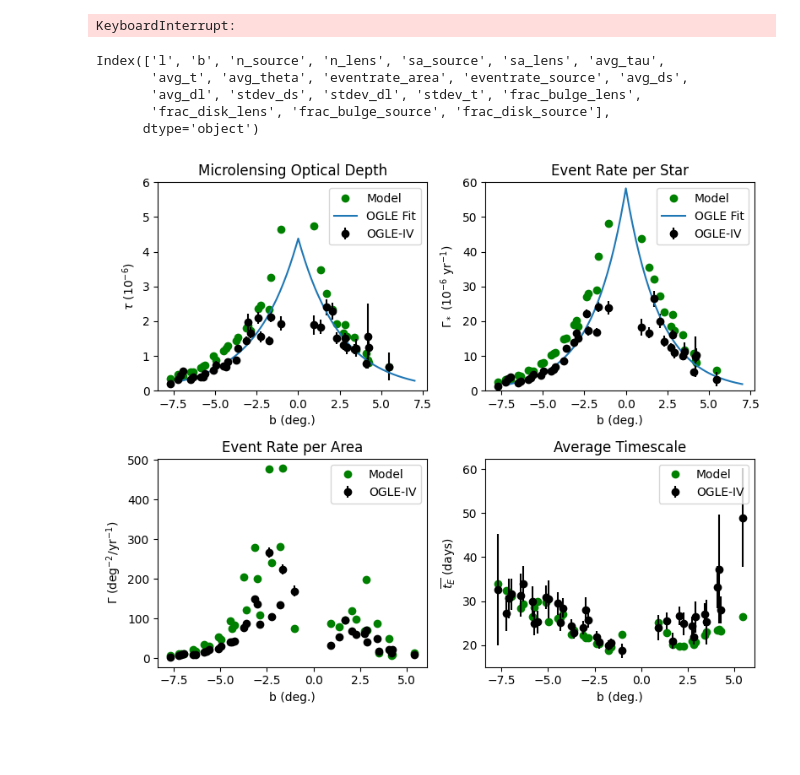
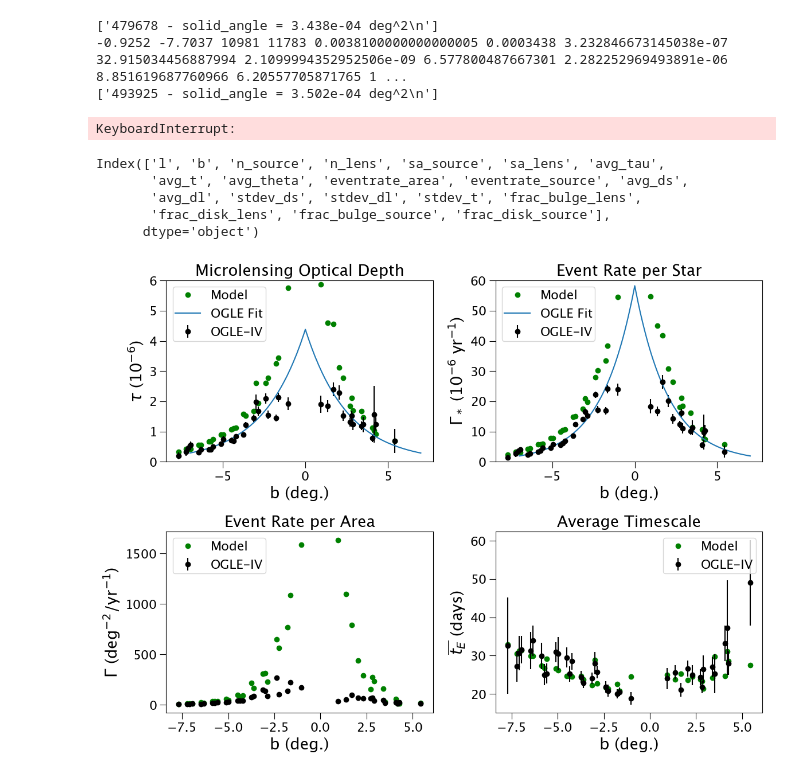
Before and after one commit to synthpop-galaxy/synthpop-model-eval, a Jupyter notebook: bdep_ogle.ipynb, the cells around one changed output. Drawn from its saved outputs; the diff is of its cells as text; code cells hidden in the pictures; blank space fills up the shorter version.

```diff
--- a/bdep_ogle.ipynb
+++ b/bdep_ogle.ipynb
@@ -137,9 +118,9 @@ KeyboardInterrupt:
 ulim = 20000
 llim = 8000
 alim = 12000
-solang = 1e-5
-for pt in pts:
-    l,b=pt
+solang = 4e-4
+for pt in range(len(pts)):
+    l,b=pts['GLON'][pt], pts['GLAT'][pt]
     df1,_ = sp_lens.process_location(l_deg=l, b_deg=b, solid_angle=solang)
     leng = len(np.array(df1['W146']))
     if leng>ulim or leng<llim:
@@ -151,6 +186,6 @@ for pt in pts:
 # %%
-for pt in pts:
-    l,b=pt
+for pt in range(len(pts)):
+    l,b=pts['GLON'][pt], pts['GLAT'][pt]
     df1,_ = sp_src.process_location(l_deg=l, b_deg=b, solid_angle=solang)
     leng = len(np.array(df1['W146']))
     if leng>ulim or leng<llim:
@@ -169,18 +378,20 @@ output_cols = ['l','b','n_source','n_lens','sa_source','sa_lens',
 len_dir = 'outputfiles/ogle/lens_'     #directory that the source and lens catalogs are in
 src_dir = 'outputfiles/ogle/src_'      #directory that the source and lens catalogs are in
 data_list = []
-for pt in pts:
-    l,b=pt
+for pt in range(len(pts)):
+    l,b=pts['GLON'][pt], pts['GLAT'][pt]
     dat,_ = microlensing_calculations.mulens_stats(len_dir,src_dir, l,b, outputs=output_cols)
     data_list.append(dat)
     print(*dat)
 output = pd.DataFrame(data=data_list, columns=output_cols)
-output.to_csv('mulens_rates_ogle_pit.txt', index=False)
+output.to_csv('mulens_rates_mock_ogle.txt', index=False)
 # %% [output]
-KeyboardInterrupt:
+['479678 - solid_angle = 3.438e-04 deg^2\n']
+-0.9252 -7.7037 10981 11783 0.0038100000000000005 0.0003438 3.232846673145038e-07 32.915034456887994 2.1099994352952506e-09 6.577800487667301 2.282252969493891e-06 8.851619687760966 6.20557705871765 1 ...
+['493925 - solid_angle = 3.502e-04 deg^2\n']
+KeyboardInterrupt:
 # %%
-#sp_dat = pd.read_csv('mulens_stats_I21_bdep.txt')
-sp_dat = pd.read_csv('mulens_rates_ogle_pit.txt')
+sp_dat = pd.read_csv('mulens_rates_mock_ogle.txt')
 sp_dat.keys()
 # %% [output]
 Index(['l', 'b', 'n_source', 'n_lens', 'sa_source', 'sa_lens', 'avg_tau',
@@ -196,46 +407,47 @@ def rt_fit(b):
     return 13.4 * np.exp(0.49*(3-abs(b)))
 
 modlab='Model'; oglab='OGLE-IV'
+ogle_rates_sel = ogle_rates[ogle_rates['use_for_latdep']]
 
-plt.subplots(nrows=2,ncols=2,figsize=(8,6.7))
+plt.subplots(nrows=2,ncols=2,figsize=(12,9))
 plt.subplot(221)
 plt.title('Microlensing Optical Depth')
 plt.plot(sp_dat['b'], sp_dat['avg_tau']*10**6,'go',label=modlab)
-plt.errorbar(l3['GLAT'],l3['tau'], yerr=l3['e_tau'],linestyle='none',marker='o',c='k',label=oglab)
+plt.errorbar(ogle_rates_sel['GLAT'],ogle_rates_sel['tau'], yerr=ogle_rates_sel['e_tau'],linestyle='none',marker='o',c='k',label=oglab)
 plt.plot(b_pts, tau_fit(b_pts),label='OGLE Fit')
 plt.ylabel(r'$\tau$ (10$^{-6}$)'); plt.xlabel('b (deg.)')
 plt.ylim(0,6)
 plt.legend()
 
 plt.subplot(222)
 plt.title('Event Rate per Star')
 plt.plot(sp_dat['b'], sp_dat['eventrate_source']*10**6,'go',label=modlab)
-plt.errorbar(l3['GLAT'],l3['gam'], yerr=l3['e_gam'],linestyle='none',marker='o',c='k',label=oglab)
+plt.errorbar(ogle_rates_sel['GLAT'],ogle_rates_sel['gam'], yerr=ogle_rates_sel['e_gam'],linestyle='none',marker='o',c='k',label=oglab)
 plt.plot(b_pts, rt_fit(b_pts),label='OGLE Fit')
 plt.ylabel(r'$\Gamma_*$ (10$^{-6}$ yr$^{-1}$)'); plt.xlabel('b (deg.)')
 plt.ylim(0,60)
 plt.legend()
 
 plt.subplot(223)
 plt.title('Event Rate per Area')
 plt.plot(sp_dat['b'], sp_dat['eventrate_area'],'go',label=modlab)
-plt.errorbar(l3['GLAT'],l3['gam_deg2'], yerr=l3['e_gam_deg2'],linestyle='none',marker='o',c='k',label=oglab)
+plt.errorbar(ogle_rates_sel['GLAT'],ogle_rates_sel['gam-deg2'], yerr=ogle_rates_sel['e_gam-deg2'],linestyle='none',marker='o',c='k',label=oglab)
 plt.ylabel(r'$\Gamma$ (deg$^{-2}$/yr$^{-1}$)'); plt.xlabel('b (deg.)')
 #plt.ylim(0,60)
 plt.legend()
 
 plt.subplot(224)
 plt.title('Average Timescale')
 plt.plot(sp_dat['b'], sp_dat['avg_t'],'go',label=modlab)
-plt.errorbar(l3['GLAT'],l3['tE_mean'], yerr=l3['e_tE_mean'],linestyle='none',marker='o',c='k',label=oglab)
+plt.errorbar(ogle_rates_sel['GLAT'],ogle_rates_sel['tE-mean'], yerr=ogle_rates_sel['e_tE-mean'],linestyle='none',marker='o',c='k',label=oglab)
 plt.ylabel('$\overline{t_E}$ (days)'); plt.xlabel('b (deg.)')
 #plt.ylim(0,60)
 plt.tight_layout()
 plt.legend()
 
-plt.savefig('figures/ogle_bdep_pit.png')
+plt.savefig('figures/ogle_bdep.png')
 # %% [output]
-[figure, old version]
+[figure, new version]
 # %%
 b_pts = np.arange(-7,7.0001,0.1)
 def tau_fit(b):
```
Also changed, not shown: parts of 15 cells of this notebook, 3 other files.
